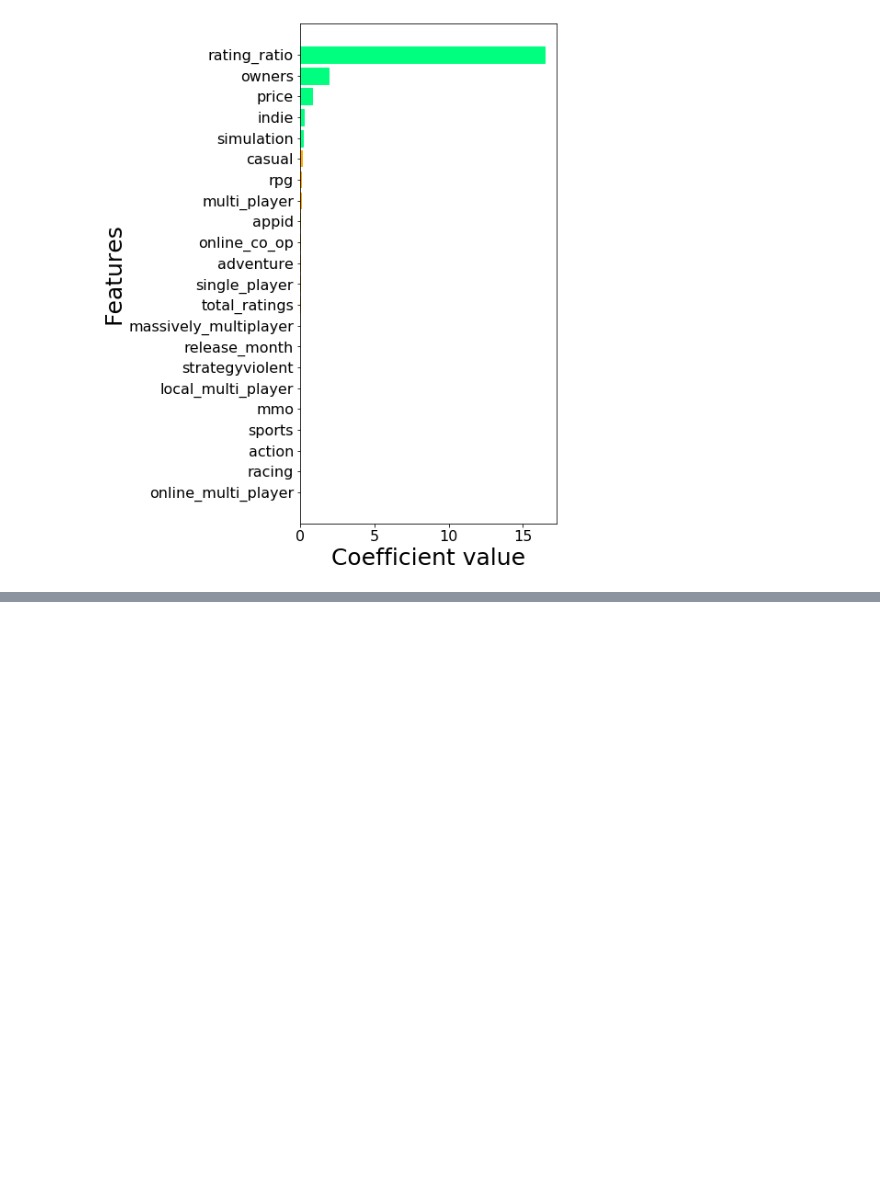
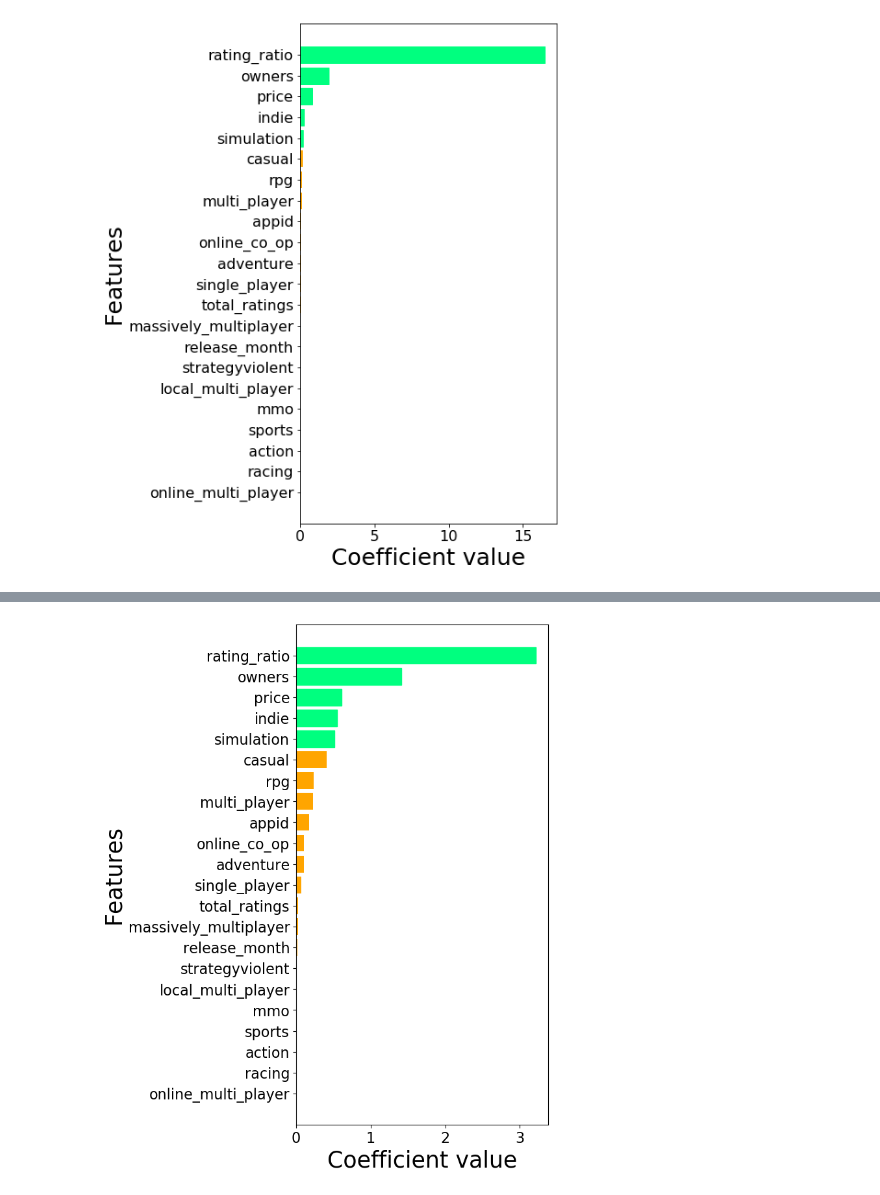
Before and after one commit to mikehdr/ntds_2019_team21, a Jupyter notebook: 4-exploration.ipynb, the cells around one changed output, grey strips where cells are left out. Cells and saved outputs as stored; diff of their text form; code cells hidden in the pictures; blank space fills up the shorter version.

```diff
--- a/4-exploration.ipynb
+++ b/4-exploration.ipynb
@@ -497,0 +547,22 @@ plt.show()
+# %%
+lasso_economic_success_df = pd.DataFrame([lasso_regr_economic_success, X_train.columns], index=['coef', 'features']).transpose().sort_values(by=['coef'])
+
+plt.figure(figsize = (5,10))
+
+plt.rcParams.update({'font.size': 16})
+
+barlist = plt.barh(lasso_rating_df.features, lasso_economic_success_df.coef,
+            color = 'orange')
+
+barlist[-1].set_color('springgreen')
+barlist[-2].set_color('springgreen')
+barlist[-3].set_color('springgreen')
+barlist[-4].set_color('springgreen')
+barlist[-5].set_color('springgreen')
+
+plt.xlabel('Coefficient value', size=25)
+plt.ylabel('Features' , size=25)
+plt.savefig('Figures/rating_feat.png', bbox_inches="tight")
+plt.show()
+# %% [output]
+[figure, added]
```
Also changed, not shown: parts of 11 cells of this notebook.
